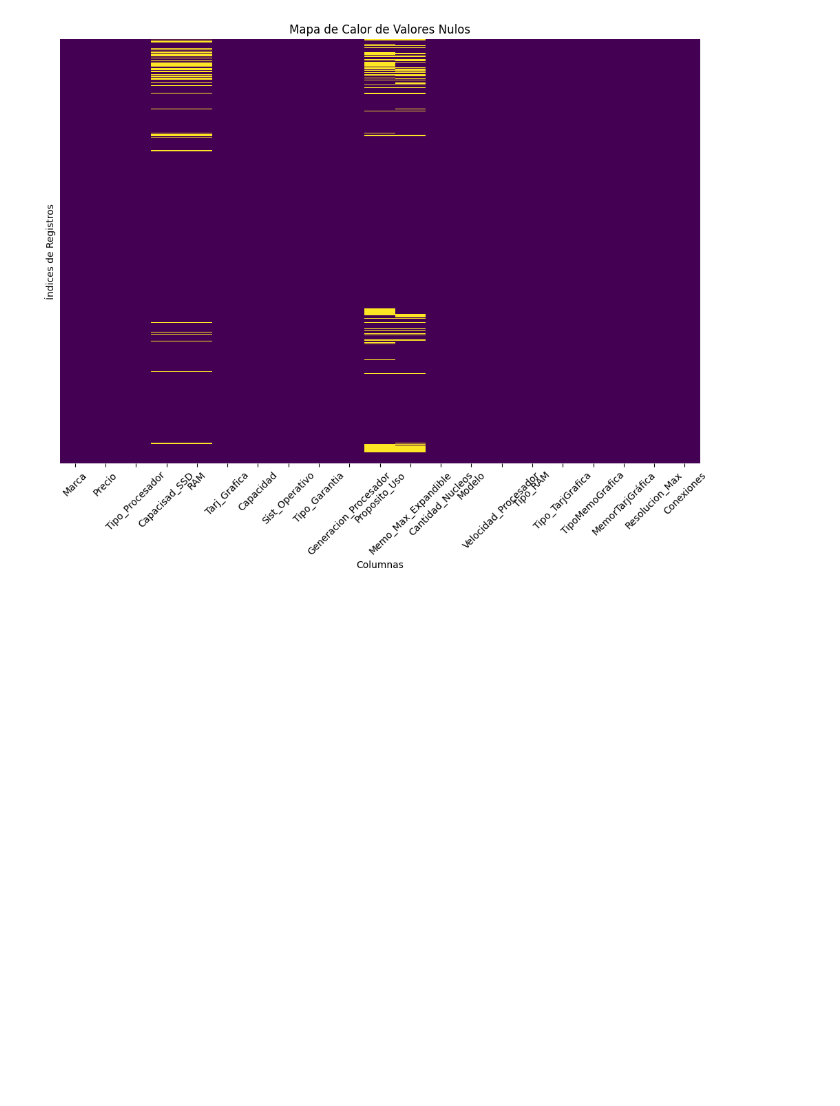
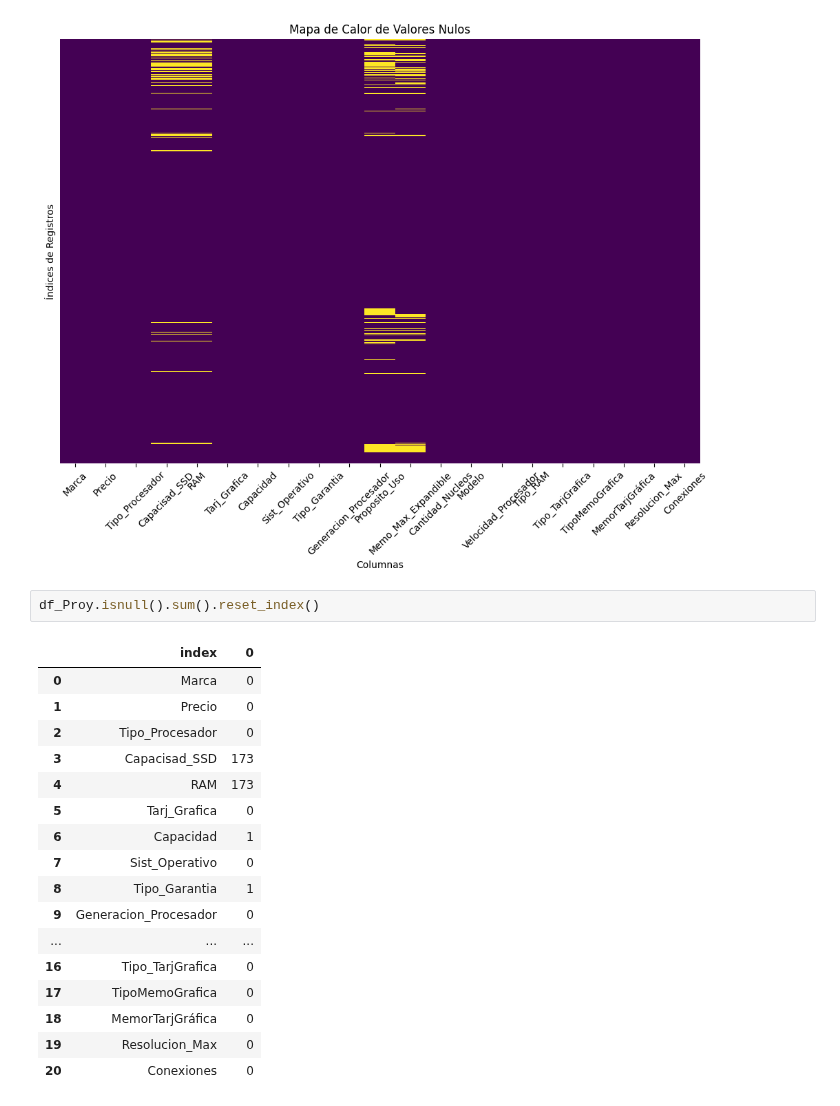
Before and after one commit to Jorge-Alvarez-23/Data-Science-II_Coder, a Jupyter notebook: PROYECTO.ipynb, the cells around one changed output. Cells and saved outputs as stored; diff of their text form; blank space fills up the shorter version.

```diff
--- a/PROYECTO.ipynb
+++ b/PROYECTO.ipynb
@@ -668,3 +668,23 @@ plt.xticks(ticks=np.arange(len(null_heatmap.columns)) + 0.5, labels=null_heatmap
 plt.show()
 # %% [output]
 [figure]
+# %%
+df_Proy.isnull().sum().reset_index()
+# %% [output]
+|  | index | 0 |
+| 0 | Marca | 0 |
+| 1 | Precio | 0 |
+| 2 | Tipo_Procesador | 0 |
+| 3 | Capacisad_SSD | 173 |
+| 4 | RAM | 173 |
+| 5 | Tarj_Grafica | 0 |
+| 6 | Capacidad | 1 |
+| 7 | Sist_Operativo | 0 |
+| 8 | Tipo_Garantia | 1 |
+| 9 | Generacion_Procesador | 0 |
+| ... | ... | ... |
+| 16 | Tipo_TarjGrafica | 0 |
+| 17 | TipoMemoGrafica | 0 |
+| 18 | MemorTarjGráfica | 0 |
+| 19 | Resolucion_Max | 0 |
+| 20 | Conexiones | 0 |
```
Also changed, not shown: parts of 2 cells of this notebook.
